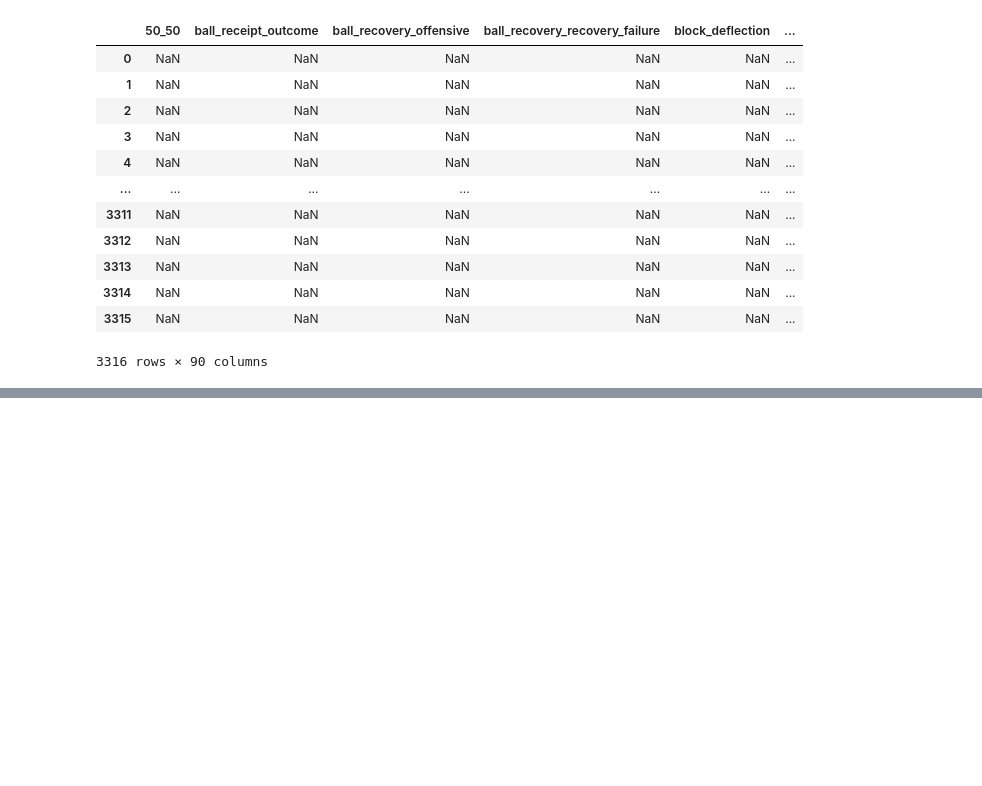
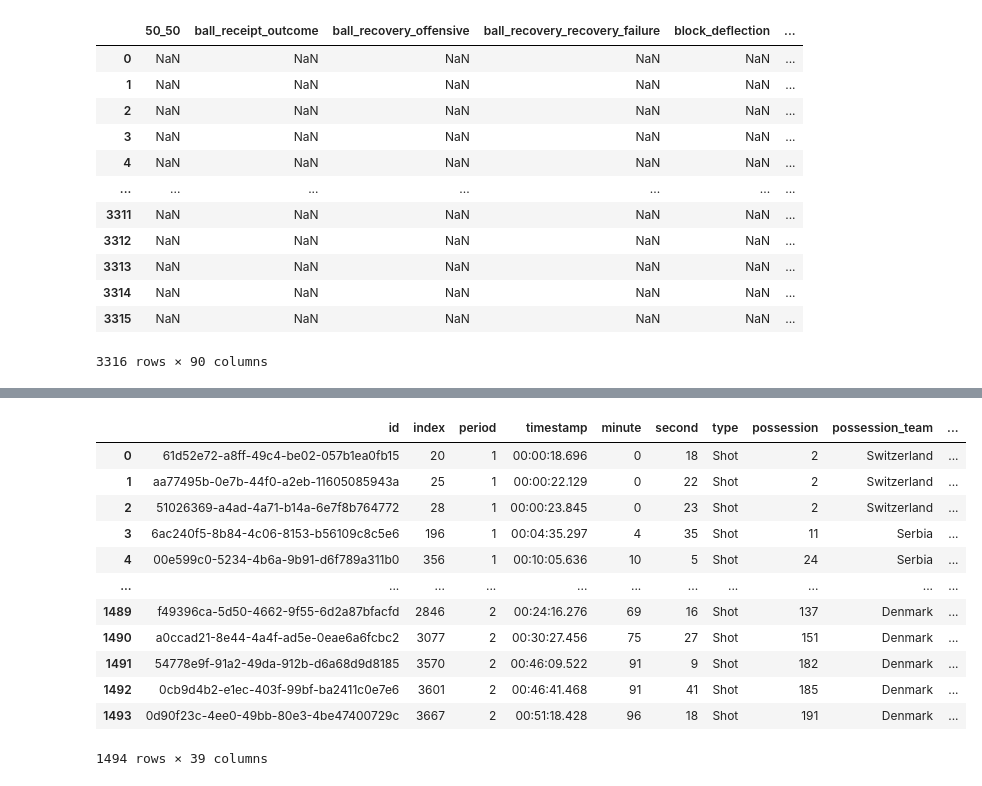
Before and after one commit to DavidB1999/My_Football_Analytics, a Jupyter notebook: Basics/Data/StatsbombData.ipynb, the cells around one changed output, grey strips where cells are left out. Saved outputs shown, nothing was run; the diff lists cells and outputs as text; code cells hidden in the pictures; blank space fills up the shorter version.

```diff
--- a/Basics/Data/StatsbombData.ipynb
+++ b/Basics/Data/StatsbombData.ipynb
@@ -77,0 +92,16 @@ sb.events(match_id=3857261, split=True, flatten_attrs=False)["shots"]
+# %%
+grouped_events['shots']
+# %% [output]
+|  | id | index | period | timestamp | minute | second | type | possession | possession_team | ... |
+| 0 | 61d52e72-a8ff-49c4-be02-057b1ea0fb15 | 20 | 1 | 00:00:18.696 | 0 | 18 | Shot | 2 | Switzerland | ... |
+| 1 | aa77495b-0e7b-44f0-a2eb-11605085943a | 25 | 1 | 00:00:22.129 | 0 | 22 | Shot | 2 | Switzerland | ... |
+| 2 | 51026369-a4ad-4a71-b14a-6e7f8b764772 | 28 | 1 | 00:00:23.845 | 0 | 23 | Shot | 2 | Switzerland | ... |
+| 3 | 6ac240f5-8b84-4c06-8153-b56109c8c5e6 | 196 | 1 | 00:04:35.297 | 4 | 35 | Shot | 11 | Serbia | ... |
+| 4 | 00e599c0-5234-4b6a-9b91-d6f789a311b0 | 356 | 1 | 00:10:05.636 | 10 | 5 | Shot | 24 | Serbia | ... |
+| ... | ... | ... | ... | ... | ... | ... | ... | ... | ... | ... |
+| 1489 | f49396ca-5d50-4662-9f55-6d2a87bfacfd | 2846 | 2 | 00:24:16.276 | 69 | 16 | Shot | 137 | Denmark | ... |
+| 1490 | a0ccad21-8e44-4a4f-ad5e-0eae6a6fcbc2 | 3077 | 2 | 00:30:27.456 | 75 | 27 | Shot | 151 | Denmark | ... |
+| 1491 | 54778e9f-91a2-49da-912b-d6a68d9d8185 | 3570 | 2 | 00:46:09.522 | 91 | 9 | Shot | 182 | Denmark | ... |
+| 1492 | 0cb9d4b2-e1ec-403f-99bf-ba2411c0e7e6 | 3601 | 2 | 00:46:41.468 | 91 | 41 | Shot | 185 | Denmark | ... |
+| 1493 | 0d90f23c-4ee0-49bb-80e3-4be47400729c | 3667 | 2 | 00:51:18.428 | 96 | 18 | Shot | 191 | Denmark | ... |
+1494 rows × 39 columns
```
Also changed, not shown: parts of 3 cells of this notebook, 2 other files.
